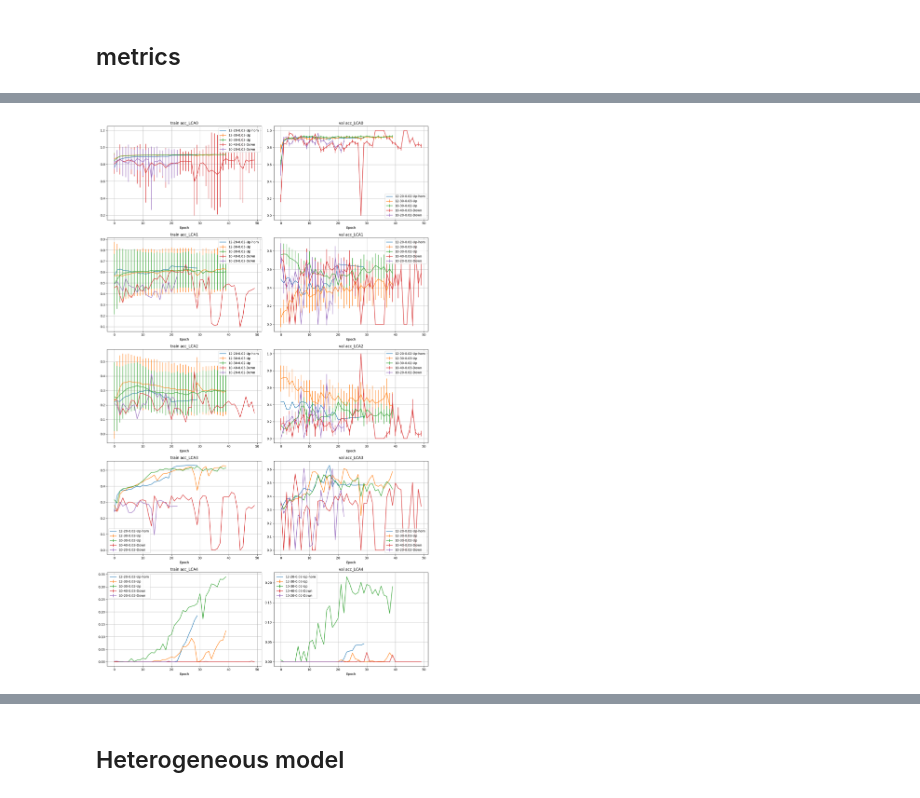
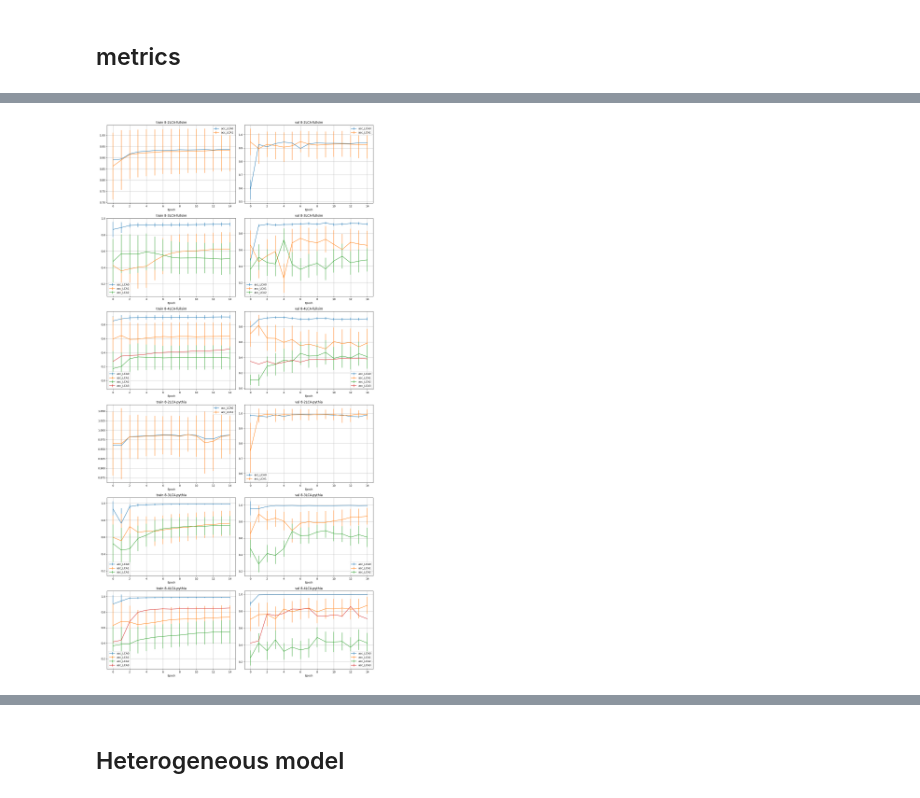
Before and after one commit to willsutcliffe/scalable_mtl_hgnn, a Jupyter notebook: Plot_Drawer.ipynb, the cells around one changed output, grey strips where cells are left out. Drawn from its saved outputs; the diff is of its cells as text; code cells hidden in the pictures.

```diff
--- a/Plot_Drawer.ipynb
+++ b/Plot_Drawer.ipynb
@@ -380,11 +400,19 @@ configs_to_compare = {
     #"8-5LCA-up": "Final_heterogeneous_8block_20_epochs_0.002LR_32batch_message_passing_BCE_5LCA_onlyLongUp",
     #"10-5LCA-up": "Final_heterogeneous_10block_20_epochs_0.002LR_32batch_message_passing_BCE_5LCA_onlyLongUp",
     #"10-5LCA-down": "Final_heterogeneous_10block_20_epochs_0.002LR_32batch_message_passing_BCE_5LCA_onlyLongDown",
-    '12-20-0.02-Up-hom' :"Final_homogeneous_12block_20_epochs_message_passing_BCE_OnlyUp",
-    '12-30-0.03-Up' :"Final_heterogeneous_12block_30_epochs_0.003LR_16batch_message_passing_BCE_5LCA_onlyLongUp",
-    '10-30-0.02-Up' :"Final_heterogeneous_10block_30_epochs_0.002LR_32batch_message_passing_BCE_5LCA_onlyLongUp",
-    '10-40-0.03-Down' :"Final_heterogeneous_10block_40_epochs_0.003LR_32batch_message_passing_BCE_5LCA_onlyLongDown",
-    '10-20-0.02-Down' :"Final_heterogeneous_10block_20_epochs_0.002LR_32batch_message_passing_BCE_5LCA_onlyLongDown",
+    #'12-30-0.03-Up-16b-4LCA' :"Final_heterogeneous_12block_30_epochs_0.003LR_16batch_message_passing_BCE_4LCA_onlyLongUp_Ptip",
+    #'12-20-0.02-Up-16b-hom' :"Final_homogeneous_12block_20_epochs_message_passing_BCE_OnlyUp",
+    #'12-30-0.03-Up-16b' :"Final_heterogeneous_12block_30_epochs_0.003LR_16batch_message_passing_BCE_5LCA_onlyLongUp",
+    #'10-30-0.02-Up-32b' :"Final_heterogeneous_10block_30_epochs_0.002LR_32batch_message_passing_BCE_5LCA_onlyLongUp",
+    #'10-40-0.03-Down-32b' :"Final_heterogeneous_10block_40_epochs_0.003LR_32batch_message_passing_BCE_5LCA_onlyLongDown",
+    #'10-20-0.02-Down-32b' :"Final_heterogeneous_10block_20_epochs_0.002LR_32batch_message_passing_BCE_5LCA_onlyLongDown",
+
+    '8-2LCA-fullsim':"Final_heterogeneous_8block_10_epochs_0.002LR_16batch_message_passing_BCE_2LCA_onlyLongUp_allFeat",
+    '8-3LCA-fullsim':"Final_heterogeneous_8block_10_epochs_0.002LR_16batch_message_passing_BCE_3LCA_onlyLongUp_allFeat",
+    '8-4LCA-fullsim':"Final_heterogeneous_8block_10_epochs_0.002LR_16batch_message_passing_BCE_4LCA_onlyLongUp_allFeat",
+    '8-2LCA-pythia': "Final_heterogeneous_8block_10_epochs_0.002LR_10batch_message_passing_BCE_2LCA_pythia",
+    '8-3LCA-pythia':"Final_heterogeneous_8block_10_epochs_0.002LR_16batch_message_passing_BCE_3LCA_pythia",
+    '8-4LCA-pythia':"Final_heterogeneous_8block_10_epochs_0.002LR_16batch_message_passing_BCE_4LCA_pythia",
 }
 
 # Load the config files
@@ -420,6 +448,24 @@ plt.show()
 # %% [markdown]
 ## metrics
 # %%
+def update_plot_settings(label):
+    """"""
+    plot_settings = {}
+    if 'pythia' in label:
+        plot_settings['linestyle'] = '--'
+    elif 'fullsim' in label:
+        plot_settings['linestyle'] = '-'
+
+    if '2LCA' in label:
+        plot_settings['color'] = 'blue'
+    elif '3LCA' in label:
+        plot_settings['color'] = 'red'
+    elif '4LCA' in label:
+        plot_settings['color'] = 'green'
+
+    return plot_settings
+
+
 def SmartPlot(ax,dataset,sample,plot_errors=True,**kwargs):
     """ plot over axes depending on the inputs"""
 
@@ -443,7 +489,7 @@ def SmartPlot(ax,dataset,sample,plot_errors=True,**kwargs):
 
     return ax
 
-def PlotMetric(datasets,metric='acc'):
+def PlotMetric(datasets,metric='acc',**kwargs):
     """ plot the metric for each model """
 
     features = [metric+f'_LCA{i}' for i in range(5)] #['acc_LCA0', 'acc_LCA1', 'acc_LCA2', 'acc_LCA3', 'acc_LCA4']
@@ -452,10 +498,9 @@ def PlotMetric(datasets,metric='acc'):
     fig, axs = plt.subplots(Nfeatures, 2, figsize=(15, 5*Nfeatures))
     for i, feature in enumerate(features):
         for label in configs_to_compare.keys():
-            axs[i,0] = SmartPlot(axs[i,0],datasets[label], f"train_{feature}",plot_errors=True, label=label)
-            axs[i,1] = SmartPlot(axs[i,1],datasets[label], f"val_{feature}"  ,plot_errors=True, label=label)
-            #axs[i,0].plot(datasets[label][f"train_{feature}"], label=label)
-            #axs[i,1].plot(datasets[label][f"val_{feature}"], label=label)
+            plot_settings = update_plot_settings(label)
+            axs[i,0] = SmartPlot(axs[i,0],datasets[label], f"train_{feature}",plot_errors=True, label=label, **plot_settings)
+            axs[i,1] = SmartPlot(axs[i,1],datasets[label], f"val_{feature}"  ,plot_errors=True, label=label, **plot_settings)
 
             axs[i,0].set_title(f"train {feature}")
             axs[i,1].set_title(f"val {feature}")
@@ -463,11 +508,13 @@ def PlotMetric(datasets,metric='acc'):
         for ax in axs[i]:
             ax.set_xlabel('Epoch')
             ax.grid()
+            #ax.set_yticks([i/10 for i in range(11)])
+            #ax.set_ylim(-0.03, 1.03)
             #ax.set_title(feature)
             ax.legend()
     plt.tight_layout()
 
-def PlotMetricComb(datasets,metric='acc'):
+def PlotMetricComb(datasets,metric='acc',**kwargs):
     """ plot the metric for each model """
 
     features = [metric+f'_LCA{i}' for i in range(5)] #['acc_LCA0', 'acc_LCA1', 'acc_LCA2', 'acc_LCA3', 'acc_LCA4']
@@ -476,24 +523,47 @@ def PlotMetricComb(datasets,metric='acc'):
     fig, axs = plt.subplots(Nfeatures, 1, figsize=(8, 5*Nfeatures))
     for i, feature in enumerate(features):
         for label in configs_to_compare.keys():
-
-            axs[i] = SmartPlot(axs[i],datasets[label].index, datasets[label][f"train_{feature}"],yerr=datasets[label][f"train_{feature}_err"], label=label)
-            axs[i] = SmartPlot(axs[i],datasets[label].index, datasets[label][f"val_{feature}"],yerr=datasets[label][f"val_{feature}_err"], label=label)
-
-            #axs[i].plot(datasets[label][f"train_{feature}"], label=f"train_{label}")
-            #axs[i].plot(datasets[label][f"val_{feature}"], label=f"val_{label}")
+            plot_settings = update_plot_settings(label)
+            #axs[i] = SmartPlot(axs[i],datasets[label],f"train_{feature}",plot_errors=True, label=f"train_{label}")
+            axs[i] = SmartPlot(axs[i],datasets[label],f"val_{feature}",plot_errors=True, label=f"val_{label}", **plot_settings)
 
         axs[i].set_xlabel('Epoch')
         axs[i].grid()
         axs[i].set_title(feature)
         axs[i].legend()
+    plt.tight_layout()
 
 
-PlotMetric(datasets,metric='acc')
-PlotMetric(datasets,metric='eff')
-PlotMetric(datasets,metric='rej')
+def PlotMetricLCA(datasets,metric='acc',**kwargs):
+    """ plot the metric for each model """
+
+    features = [metric+f'_LCA{i}' for i in range(5)] #['acc_LCA0', 'acc_LCA1', 'acc_LCA2', 'acc_LCA3', 'acc_LCA4']
+
+    Nrows = len(configs_to_compare.keys())
+    fig, axs = plt.subplots(Nrows, 2, figsize=(15, 5*Nrows))
+    for i,label in enumerate(configs_to_compare.keys()):
+        for feature in features:
+            plot_settings = {}#update_plot_settings(label)
+            axs[i,0] = SmartPlot(axs[i,0],datasets[label], f"train_{feature}",plot_errors=True, label=f"{feature}", **plot_settings)
+            axs[i,1] = SmartPlot(axs[i,1],datasets[label], f"val_{feature}"  ,plot_errors=True, label=f"{feature}", **plot_settings)
+
+            axs[i,0].set_title(f"train {label}")
+            axs[i,1].set_title(f"val {label}")
+
+        for ax in axs[i]:
+            ax.set_xlabel('Epoch')
+            ax.grid()
+            ax.legend()
+    plt.tight_layout()
+
+
+#PlotMetric(datasets,metric='acc')
+#PlotMetric(datasets,metric='eff')
+#PlotMetric(datasets,metric='rej')
 
 #PlotMetricComb(datasets,metric='acc')
 #PlotMetricComb(datasets,metric='eff')
 #PlotMetricComb(datasets,metric='rej')
+
+PlotMetricLCA(datasets,metric='acc')
 # %% [output]
@@ -517 +570 @@ Error: val_rej_LCA4_err not found in dataset
-[figure, old version]
+[figure, new version]
```
Also changed, not shown: parts of 5 cells of this notebook, 14 other files.
